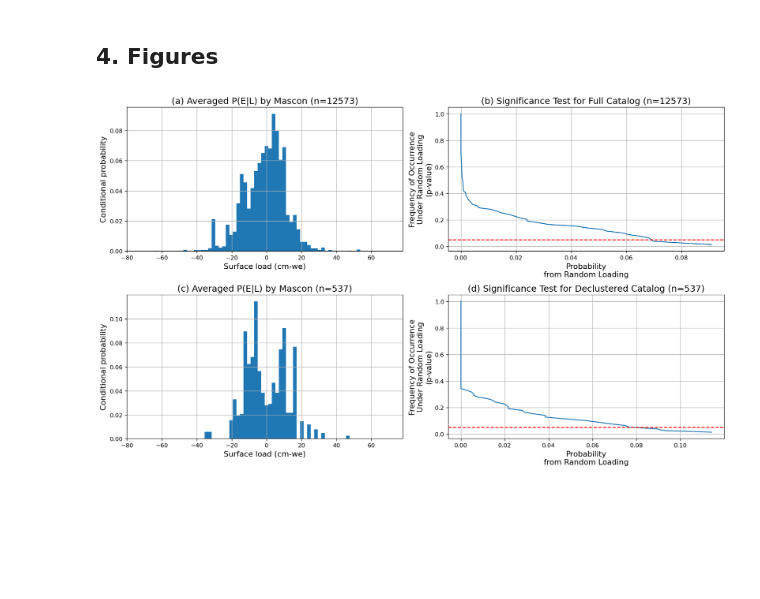
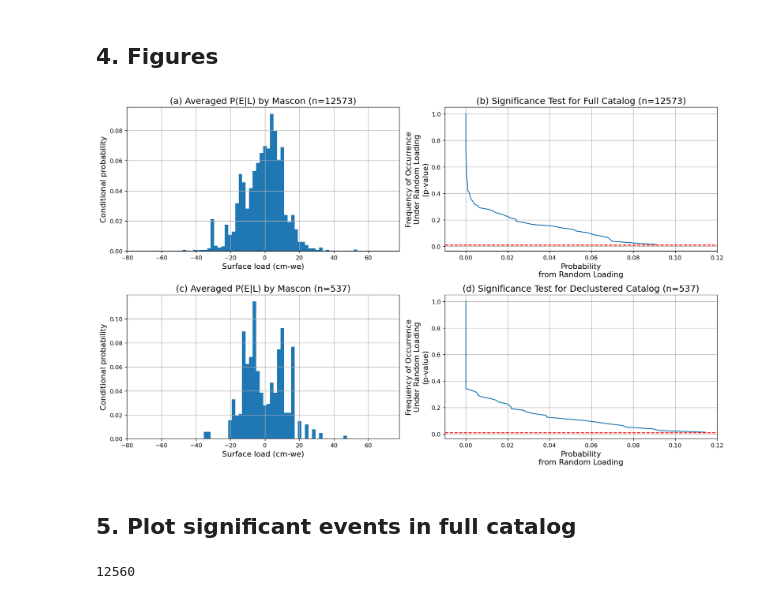
Before and after one commit to amandasyamsul/SLIQ, a Jupyter notebook: SLIQ-by-JPL-mascon.ipynb, the cells around one changed output. Saved outputs shown, nothing was run; the diff lists cells and outputs as text; code cells hidden in the pictures; blank space fills up the shorter version.

```diff
--- a/SLIQ-by-JPL-mascon.ipynb
+++ b/SLIQ-by-JPL-mascon.ipynb
@@ -186,7 +188,7 @@ axes[1].grid(True)
 2. Calculate cp for each randomized load dataset
 # %%
 # Number of randomizations
-N = 1000
+N = 100
 # %%
 cp_real_distribution = []  # List to store conditional probabilities from each randomization
 
@@ -204,7 +206,7 @@ for i in tqdm(range(N)):
     # Reshape the shuffled data back into its original structure
     shuffled_grace = flat_grace.reshape(all_grace_data.shape)
 
-    # Create a deep copy of the original dataset to avoid modifying the original `ds`
+    # Create a deep copy of the original dataset to avoid modifying the original 'ds'
     ds_shuffled = ds.copy(deep=True)
 
     # Replace the original surface load data with the shuffled version
@@ -212,13 +214,11 @@ for i in tqdm(range(N)):
 
     # Recalculate conditional probability P(E|L) using the shuffled dataset
     cp_shuffled, bins = calc_cp_by_mascon(catalog_gdf_full, ds_shuffled['lwe_thickness'])
+    cp_shuffled = cp_shuffled / np.sum(cp_shuffled) # Normalization
 
     # Store the computed conditional probabilities from this iteration
     cp_real_distribution.append(cp_shuffled)
 
 # Convert the list of probability distributions to a NumPy array for efficient computation
 cp_real_distribution = np.array(cp_real_distribution)  # Shape: (N, num_bins)
-
-# Compute the final averaged probability distribution across all permutations
-cp_real_distribution_avg = np.mean(cp_real_distribution, axis=0)  # Shape: (num_bins,)
 # %%
@@ -248,5 +242,7 @@ ax[1].grid(True)
 # %% [markdown]
 ## 3.2  Repeating analysis for ETAS declustered catalog
+# %%
+N=10
 # %%
 etas_cp_real_distribution = []
 
@@ -259,11 +255,9 @@ for i in tqdm(range(N)):
 
     ds['lwe_thickness'] = (ds['lwe_thickness'].dims, shuffled_grace)
     etas_cp_shuffled, bins = calc_cp_by_mascon(catalog_gdf_etas, ds['lwe_thickness'])
+    etas_cp_shuffled = etas_cp_shuffled / np.sum(etas_cp_shuffled)
     etas_cp_real_distribution.append(etas_cp_shuffled)
 
 # Convert to NumPy array for proper averaging
 etas_cp_real_distribution = np.array(etas_cp_real_distribution)  # Shape: (N, num_bins)
-
-# Compute final averaged probability distribution
-etas_cp_real_distribution_avg = np.mean(etas_cp_real_distribution, axis=0)  # Shape: (num_bins,)
 # %%
@@ -308,37 +299,57 @@ ax[0, 0].set_ylabel('Conditional probability', fontsize=fs)
 ax[0, 0].set_title('(a) Averaged P(E|L) by Mascon (n=12573)', fontsize=fs + 2)
 ax[0, 0].grid(True)
 
+### (b) Significance test (full catalog) — survival function (1-CDF)
 sorted_data = np.sort(cp_real_distribution_avg)  # Use final averaged version
 ax[0, 1].plot(sorted_data / np.sum(cp_real_distribution_avg),
               1 - np.arange(sorted_data.size) / sorted_data.size)
 
-ax[0, 1].axhline(y=0.05, color='r', linestyle='--')
+ax[0, 1].axhline(y=0.01, color='r', linestyle='--')
 ax[0, 1].set_ylabel('Frequency of Occurrence\nUnder Random Loading\n(p-value)', fontsize=fs)
 ax[0, 1].set_xlabel('Probability\nfrom Random Loading', fontsize=fs)
 ax[0, 1].set_title('(b) Significance Test for Full Catalog (n=12573)', fontsize=fs + 2)
+ax[0, 1].set_xlim([-0.01,0.12])
 ax[0, 1].grid(True)
 
 ### (c) P(E|L) by Mascon (declustered catalog)
 ax[1, 0].bar(bins[:-1], etas_cp_real_distribution_avg / np.sum(etas_cp_real_distribution_avg),
              width=wid_etas, align='edge')
 
 ax[1, 0].set_xlim(bins[0], bins[-2])
 ax[1, 0].set_xlabel('Surface load (cm-we)', fontsize=fs)
 ax[1, 0].set_ylabel('Conditional probability', fontsize=fs)
 ax[1, 0].set_title('(c) Averaged P(E|L) by Mascon (n=537)', fontsize=fs + 2)
 ax[1, 0].grid(True)
 
-sorted_data = np.sort(etas_cp_real_distribution_avg)  # Use final averaged version
-ax[1, 1].plot(sorted_data / np.sum(etas_cp_real_distribution_avg),
-              1 - np.arange(sorted_data.size) / sorted_data.size)
+### (d) Significance test (ETAS catalog) — survival function (1-CDF)
+sorted_data_etas = np.sort(etas_cp_real_distribution_avg)  # Use final averaged version
+ax[1, 1].plot(sorted_data_etas / np.sum(etas_cp_real_distribution_avg),
+              1 - np.arange(sorted_data_etas.size) / sorted_data_etas.size)
 
-ax[1, 1].axhline(y=0.05, color='r', linestyle='--')
+ax[1, 1].axhline(y=0.01, color='r', linestyle='--')
 ax[1, 1].set_ylabel('Frequency of Occurrence\nUnder Random Loading\n(p-value)', fontsize=fs)
 ax[1, 1].set_xlabel('Probability\nfrom Random Loading', fontsize=fs)
 ax[1, 1].set_title('(d) Significance Test for Declustered Catalog (n=537)', fontsize=fs + 2)
+ax[1, 1].set_xlim([-0.01,0.12])
 ax[1, 1].grid(True)
 
 plt.tight_layout()
 plt.show()
 # %% [output]
-[figure, old version]
+[figure, new version]
+# %% [markdown]
+## 5. Plot significant events in full catalog
+# %%
+# Compute p-values for each bin in full catalog
+sorted_data = np.sort(cp_real_distribution_avg)
+p_values = sorted_data/np.sum(cp_real_distribution_avg)
+
+# Find bins where p < 0.05
+significant_bins = bins[:-1][p_values < 0.05]  # Get bin centers for plotting
+
+# Identify earthquakes in the significant bins
+significant_earthquakes = catalog_gdf_full[catalog_gdf_full['dmass'].between(significant_bins.min(), significant_bins.max())]
+
+len(significant_earthquakes)
+# %% [output]
+12560
```
Also changed, not shown: parts of 11 cells of this notebook.
